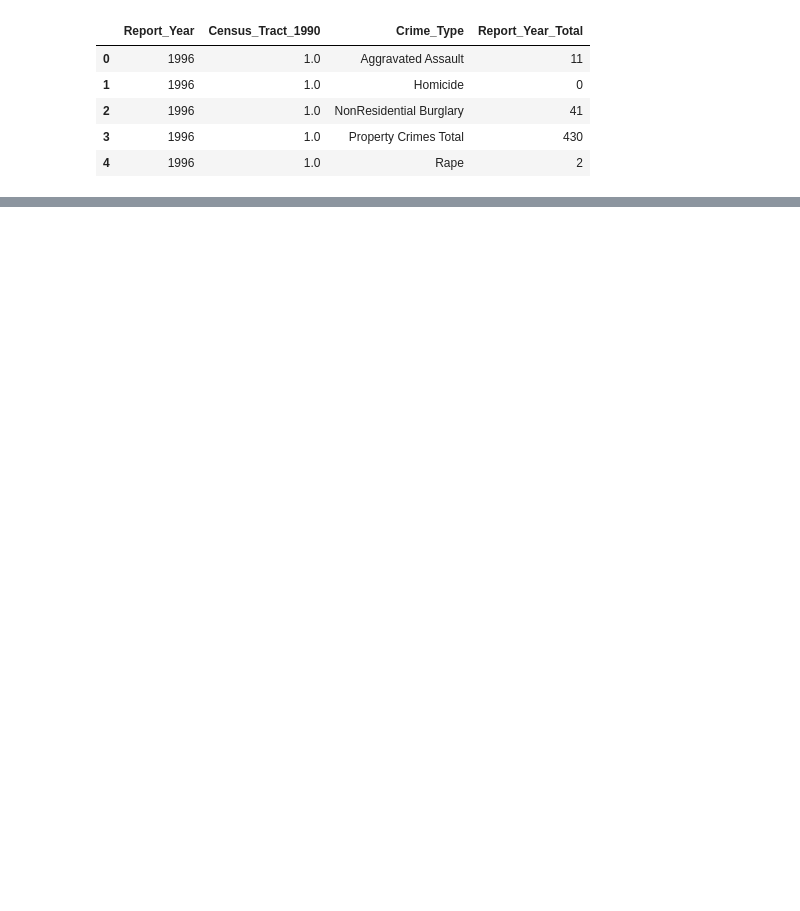
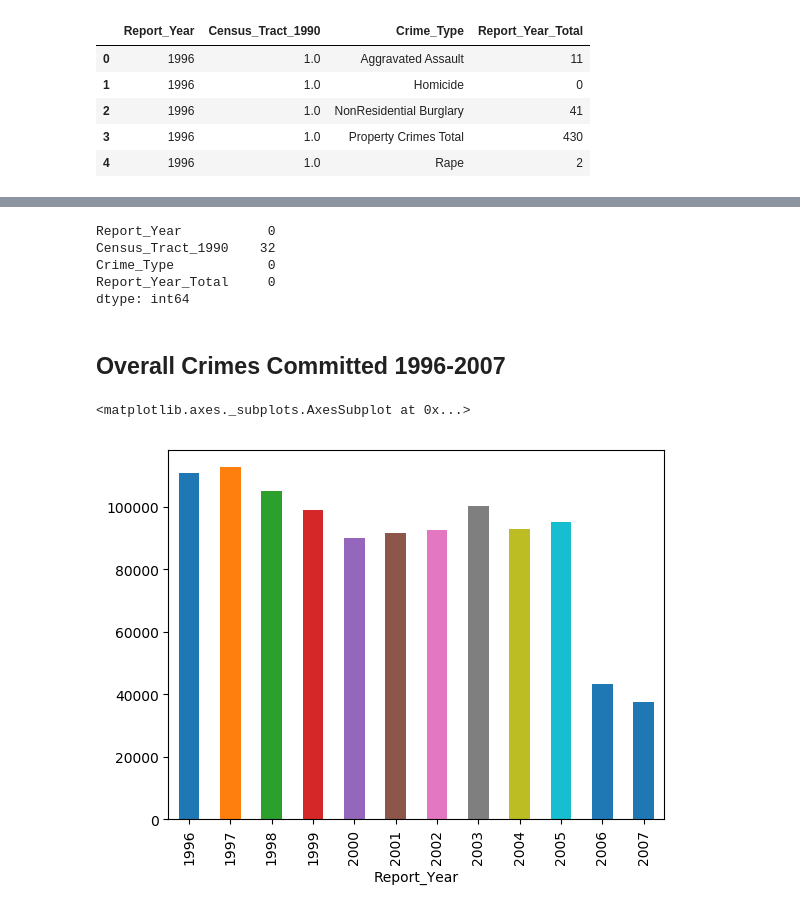
Before and after one commit to RaymondDashWu/seattle-crime-takehome-project, a Jupyter notebook: Seattle Crime Data Analysis.ipynb, the cells around one changed output, grey strips where cells are left out. Saved outputs shown, nothing was run; the diff lists cells and outputs as text; code cells hidden in the pictures; blank space fills up the shorter version.

```diff
--- a/Seattle Crime Data Analysis.ipynb
+++ b/Seattle Crime Data Analysis.ipynb
@@ -47,3 +34,11 @@ df_past['Report_Year'].unique()
+# %%
+df_past.isna().sum()
+# %% [output]
+Report_Year           0
+Census_Tract_1990    32
+Crime_Type            0
+Report_Year_Total     0
+dtype: int64
 # %%
 import matplotlib.pyplot as plt; plt.rcdefaults()
 import numpy as np
@@ -65,0 +46,7 @@ aaa
+# %% [markdown]
+## Overall Crimes Committed 1996-2007
+# %%
+df_past.groupby('Report_Year')['Report_Year_Total'].sum().plot.bar()
+# %% [output]
+<matplotlib.axes._subplots.AxesSubplot at 0x...>
+[figure, added]
```
Also changed, not shown: parts of 11 cells of this notebook.
